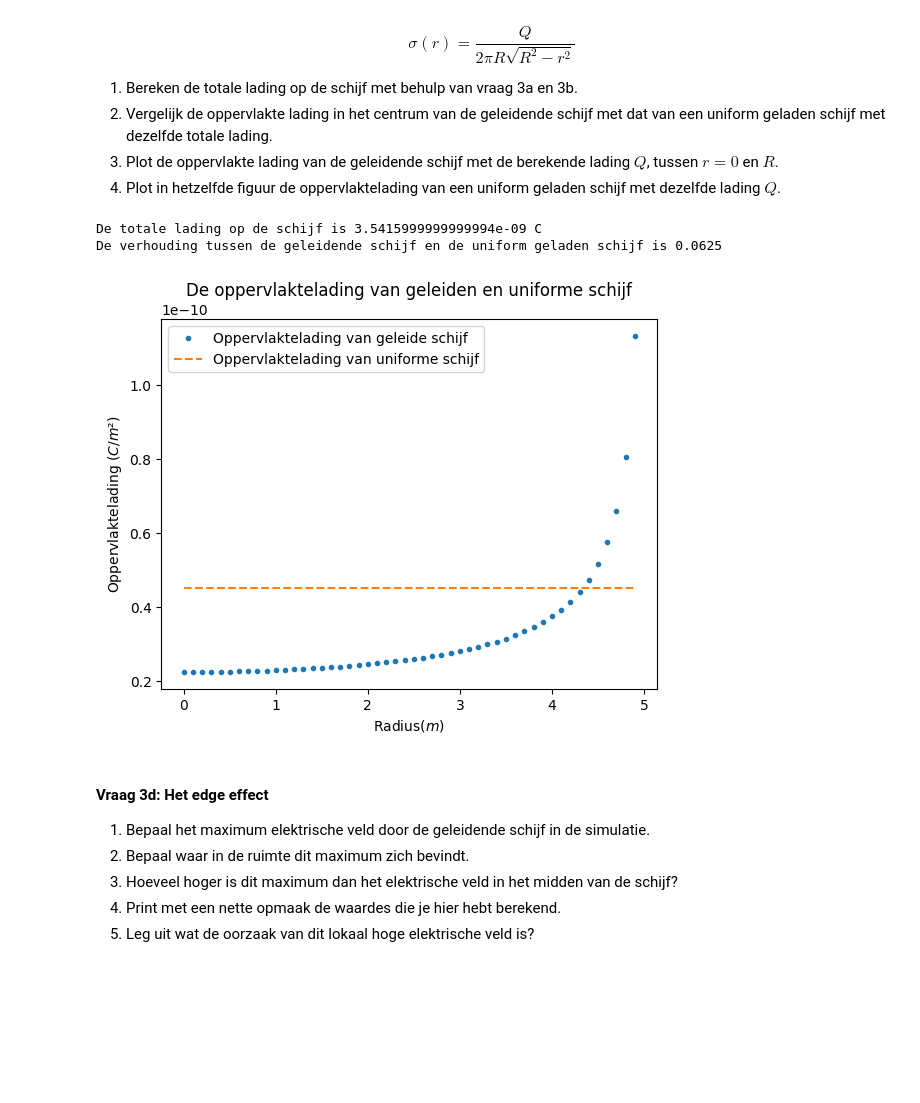
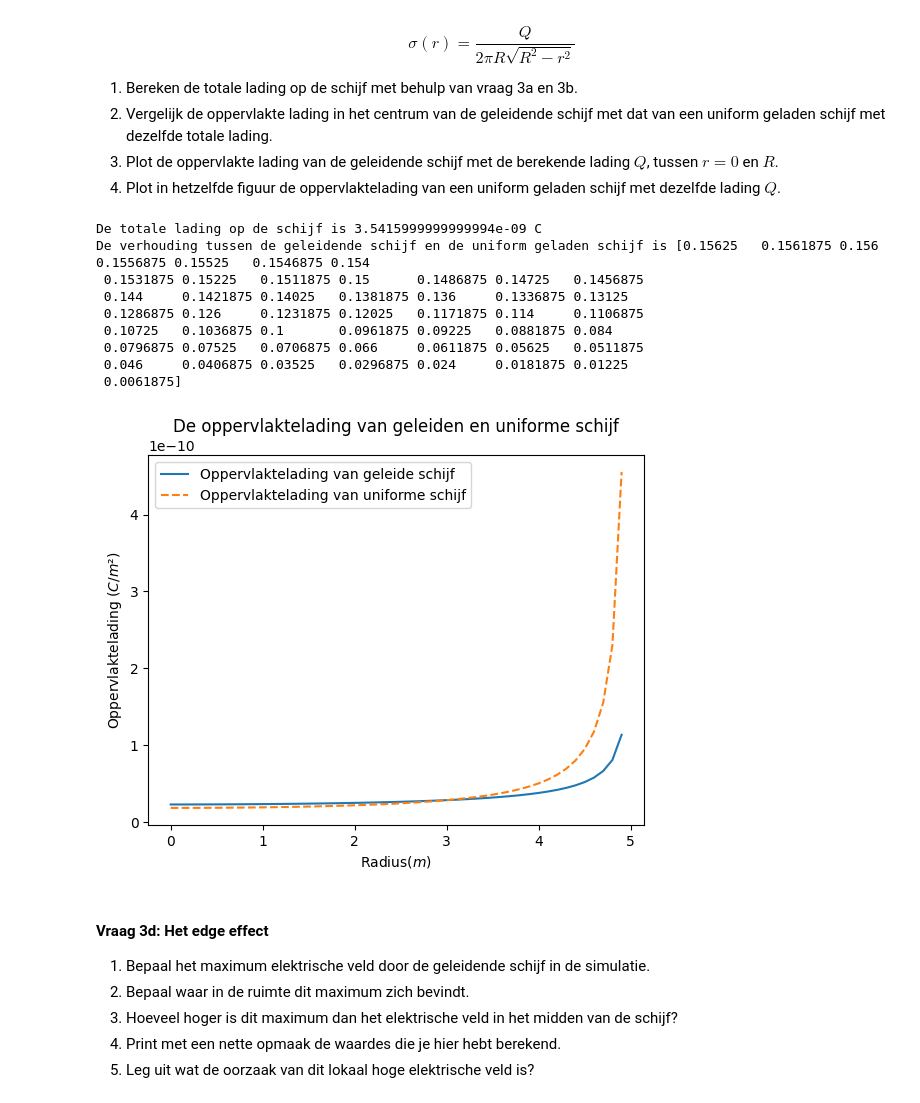
Before and after one commit to daantjebunschoten1-gif/opdrachten-DEF-D, a Jupyter notebook: DigitaleOntwerpopdrachten/1CondensatorOpdracht/CondensatorOntwerpopdracht.ipynb, the cells around one changed output. Cells and saved outputs as stored; diff of their text form; code cells hidden in the pictures; blank space fills up the shorter version.

```diff
--- a/DigitaleOntwerpopdrachten/1CondensatorOpdracht/CondensatorOntwerpopdracht.ipynb
+++ b/DigitaleOntwerpopdrachten/1CondensatorOpdracht/CondensatorOntwerpopdracht.ipynb
@@ -472,29 +469,36 @@ $$\sigma(r) = \frac{Q}{2 \pi R \sqrt{R^2 - r^2}}$$
 # %%
 #1 -De formule geintegreerd over de oppervlakte
 Q_tot = 8*epsilon0*disk_radius*V1
 print(f"De totale lading op de schijf is { Q_tot} C")
 
 #2
-sigma_uniform = Q_tot / (np.pi * disk_radius**2)
+sigma_uniform = Q_tot / (np.pi*disk_radius *( disk_radius**2-r**2)**1/2)
 verhouding = Sigma_0/sigma_uniform
 
 print(f"De verhouding tussen de geleidende schijf en de uniform geladen schijf is {verhouding}")
 
 #3
 r_plot = r
 oppervlaktelading = Q_tot / (2 * np.pi*disk_radius*np.sqrt(disk_radius**2 - r_plot**2))
 plt.figure()
-plt.plot(r_plot,oppervlaktelading,".",label="Oppervlaktelading van geleide schijf")
+plt.plot(r_plot,oppervlaktelading,"-",label="Oppervlaktelading van geleide schijf")
 plt.plot(r,sigma_uniform*np.ones_like(r),"--",label="Oppervlaktelading van uniforme schijf")
 plt.title("De oppervlaktelading van geleiden en uniforme schijf")
 plt.xlabel("Radius($m$)")
 plt.ylabel(f"Oppervlaktelading ($C/m\u00B2$)")
 plt.legend()
 plt.show()
 # %% [output]
 De totale lading op de schijf is 3.5415999999999994e-09 C
-De verhouding tussen de geleidende schijf en de uniform geladen schijf is 0.0625
+De verhouding tussen de geleidende schijf en de uniform geladen schijf is [0.15625   0.1561875 0.156     0.1556875 0.15525   0.1546875 0.154
+ 0.1531875 0.15225   0.1511875 0.15      0.1486875 0.14725   0.1456875
+ 0.144     0.1421875 0.14025   0.1381875 0.136     0.1336875 0.13125
+ 0.1286875 0.126     0.1231875 0.12025   0.1171875 0.114     0.1106875
+ 0.10725   0.1036875 0.1       0.0961875 0.09225   0.0881875 0.084
+ 0.0796875 0.07525   0.0706875 0.066     0.0611875 0.05625   0.0511875
+ 0.046     0.0406875 0.03525   0.0296875 0.024     0.0181875 0.01225
+ 0.0061875]
-[figure, old version]
+[figure, new version]
 # %% [markdown]
 #### Vraag 3d: Het edge effect
 
```
Also changed, not shown: parts of 10 cells of this notebook, 4 other files.
